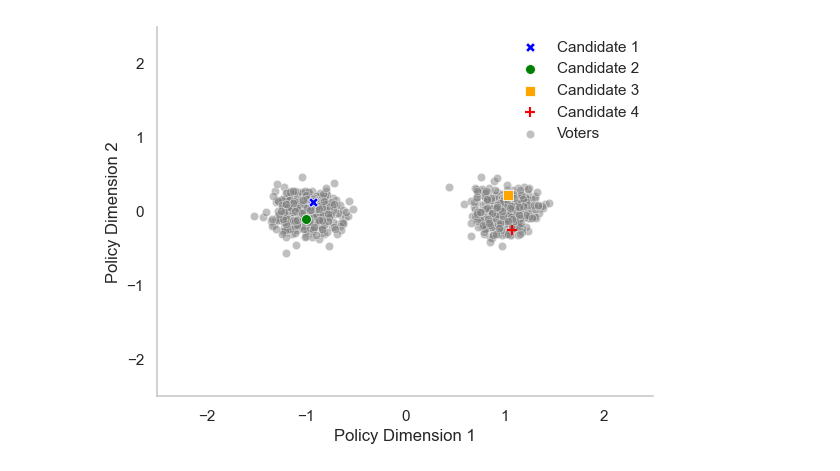
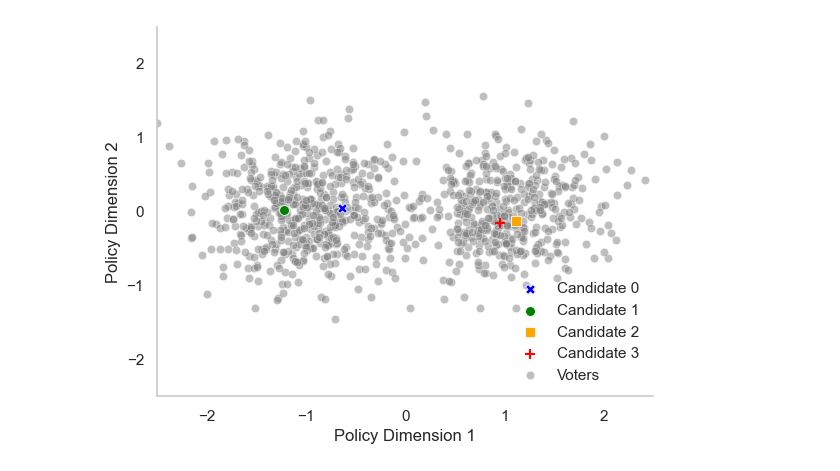
Before and after one commit to epacuit/ca_recall, a Jupyter notebook: ca_recall_simulation_visualization.ipynb, the cells around one changed output. Drawn from its saved outputs; the diff is of its cells as text; code cells hidden in the pictures.

```diff
--- a/ca_recall_simulation_visualization.ipynb
+++ b/ca_recall_simulation_visualization.ipynb
@@ -178,8 +793,8 @@ v_size_incumbent, v_size_opposition = np.random.dirichlet([
 ])
 
 voter_clusters = [
-    ((-1, 0), generate_covariance(num_dims, 0.15, 0), int(num_voters * v_size_incumbent)),  # Incumbent voters
-    ((1, 0), generate_covariance(num_dims, 0.15, 0), int(num_voters * v_size_opposition)),  # Opposition voters
+    ((-1, 0), generate_covariance(num_dims, 0.5, 0), int(num_voters * v_size_incumbent)),  # Incumbent voters
+    ((1, 0), generate_covariance(num_dims, 0.5, 0), int(num_voters * v_size_opposition)),  # Opposition voters
 ]
 
 # Generate spatial and utility profiles
@@ -204,48 +819,48 @@ cand = 0
 sns.scatterplot(
     x=[sprof_to_display.candidate_position(cand)[0]],
     y=[sprof_to_display.candidate_position(cand)[1]],
-    color="blue", marker='X', s=50, label="Candidate 1"
+    color="blue", marker='X', s=50, label="Candidate 0"
 )
 
 cand = 1
 sns.scatterplot(
     x=[sprof_to_display.candidate_position(cand)[0]],
     y=[sprof_to_display.candidate_position(cand)[1]],
-    color="green", marker='o', s=50, label="Candidate 2"
+    color="green", marker='o', s=50, label="Candidate 1"
 )
 
 cand = 2
 sns.scatterplot(
     x=[sprof_to_display.candidate_position(cand)[0]],
     y=[sprof_to_display.candidate_position(cand)[1]],
-    color="red", marker='+', linewidth=1.5, s=50, label="Candidate 4"
+    color="red", marker='+', linewidth=1.5, s=50, label="Candidate 3"
 )
 
 cand = 3
 sns.scatterplot(
     x=[sprof_to_display.candidate_position(cand)[0]],
     y=[sprof_to_display.candidate_position(cand)[1]],
-    color="orange", marker='s', label="Candidate 3", s=50
+    color="orange", marker='s', label="Candidate 2", s=50
 )
 
 # Set labels for axes
 plt.xlabel('Policy Dimension 1')
 plt.ylabel('Policy Dimension 2')
 
 # Retrieve and reorder legend handles and labels
 handles, labels = plt.gca().get_legend_handles_labels()
 order = [1, 2, 4, 3, 0]  # Example order: "Candidate 1", "Candidate 2", "Candidate 4", "Candidate 3", "Voters"
 
 # Apply reordered legend
 plt.legend([handles[idx] for idx in order], [labels[idx] for idx in order], frameon=False)
 
 plt.ylim(-2.5, 2.5)
 plt.xlim(-2.5, 2.5)
 plt.grid(False)
 sns.despine()
 
 # Save and show the plot
-plt.savefig("polarized_spatial_profile_3.pdf", bbox_inches='tight')
+plt.savefig("graphs/polarized_spatial_profile_0.5.pdf", bbox_inches='tight')
 plt.show()
 # %% [output]
-[figure, old version]
+[figure, new version]
```
Also changed, not shown: parts of 15 cells of this notebook, 4 other files.
